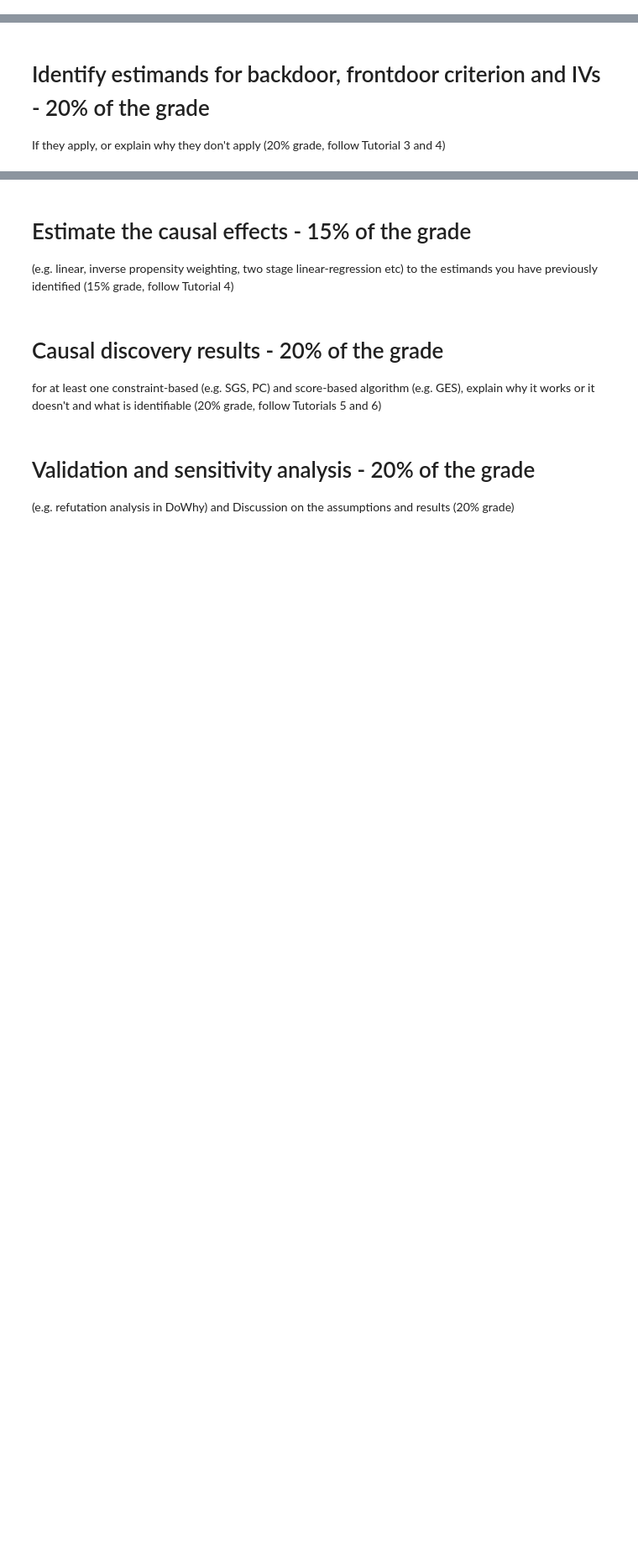
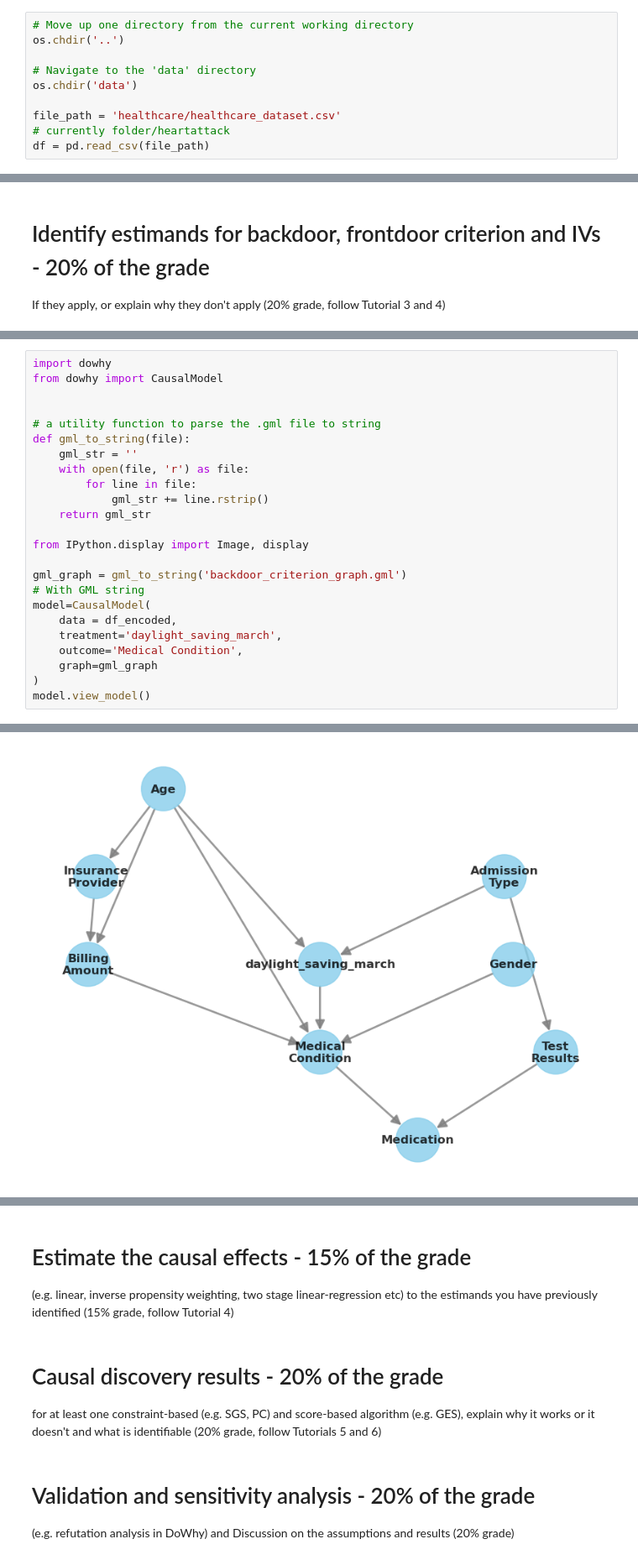
Before and after one commit to AnneLouisedb/Causality_Eurostat, a Jupyter notebook: heart_attack/daylight_saving_on_heart_attack.ipynb, the cells around one changed output, grey strips where cells are left out. Shown: that part at 84% size. Drawn from its saved outputs; the diff is of its cells as text; blank space fills up the shorter version.

```diff
--- a/heart_attack/daylight_saving_on_heart_attack.ipynb
+++ b/heart_attack/daylight_saving_on_heart_attack.ipynb
@@ -27,3 +25,13 @@ df = pd.read_csv(file_path)
+# %%
+# Move up one directory from the current working directory
+os.chdir('..')
+
+# Navigate to the 'data' directory
+os.chdir('data')
+
+file_path = 'healthcare/healthcare_dataset.csv'
+# currently folder/heartattack
+df = pd.read_csv(file_path)
 # %% [markdown]
 We only consider the first visit of patients with hypertension.
 # %%
@@ -181,0 +417,25 @@ If they apply, or explain why they don't apply (20% grade, follow Tutorial 3 and
+# %%
+import dowhy
+from dowhy import CausalModel
+
+
+# a utility function to parse the .gml file to string
+def gml_to_string(file):
+    gml_str = ''
+    with open(file, 'r') as file:
+        for line in file:
+            gml_str += line.rstrip()
+    return gml_str
+
+from IPython.display import Image, display
+
+gml_graph = gml_to_string('backdoor_criterion_graph.gml')
+# With GML string
+model=CausalModel(
+    data = df_encoded,
+    treatment='daylight_saving_march',
+    outcome='Medical Condition',
+    graph=gml_graph
+)
+model.view_model()
+# %% [output]
@@ -181,0 +445 @@ If they apply, or explain why they don't apply (20% grade, follow Tutorial 3 and
+[figure, added]
```
Also changed, not shown: parts of 29 cells of this notebook, 3 other files.
